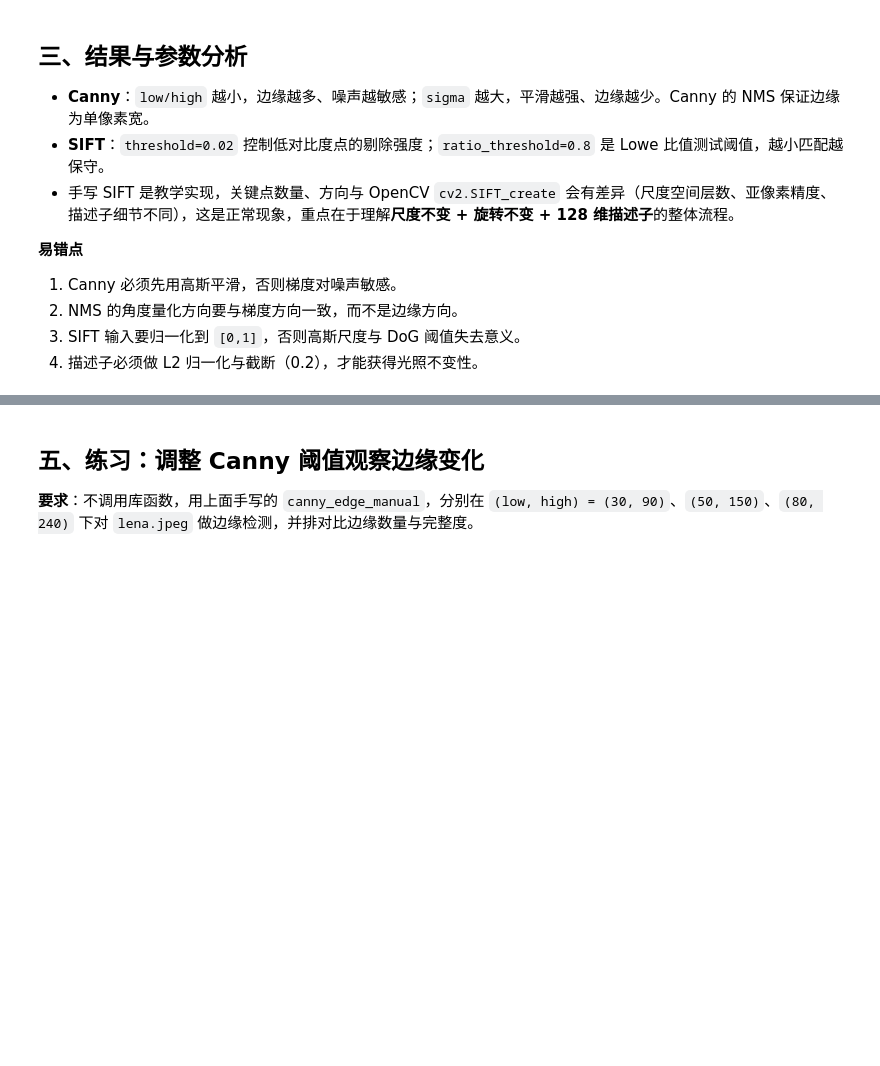
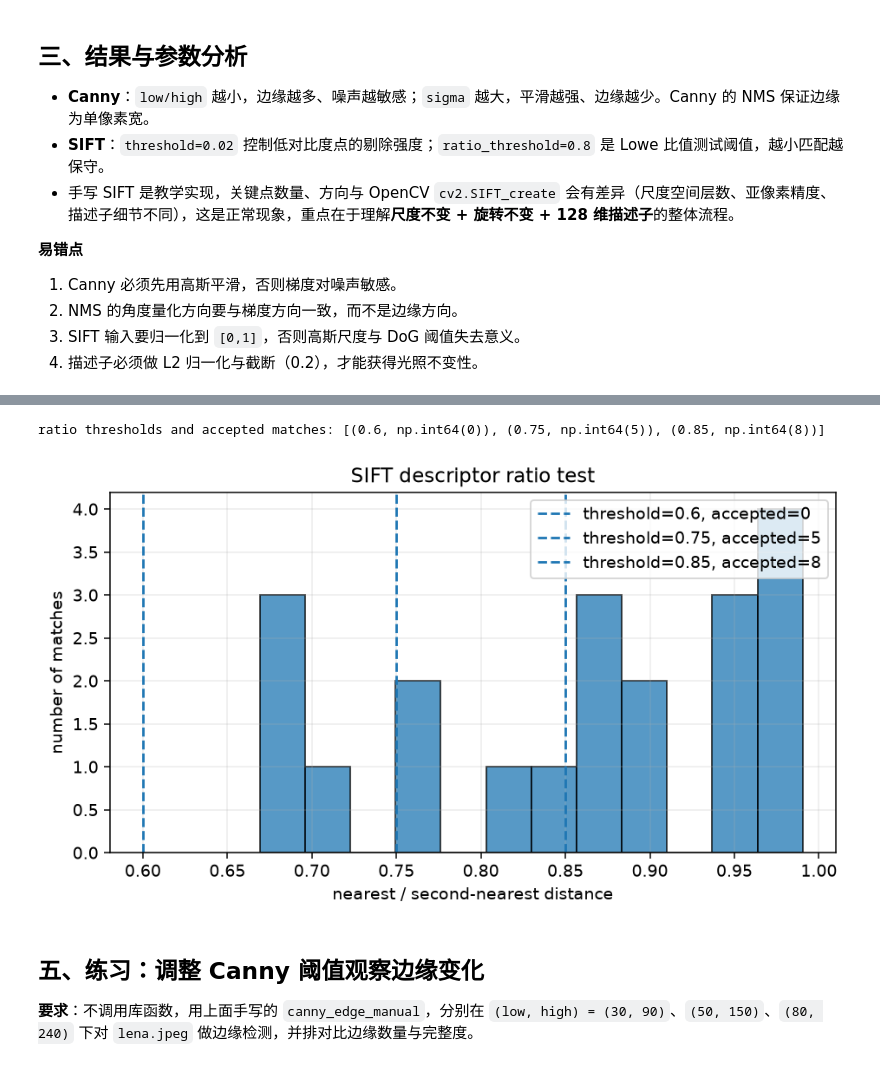
Before and after one commit to ZOUMDA28/Hands-On-Computer-Vision, a Jupyter notebook: notebooks/part1-image-processing/05-feature-extraction/practice.ipynb, the cells around one changed output, grey strips where cells are left out. Drawn from its saved outputs; the diff is of its cells as text; code cells hidden in the pictures; blank space fills up the shorter version.

```diff
--- a/notebooks/part1-image-processing/05-feature-extraction/practice.ipynb
+++ b/notebooks/part1-image-processing/05-feature-extraction/practice.ipynb
@@ -640,3 +737,34 @@ NameError: name 'detect_blobs' is not defined
+# %%
+import numpy as np
+import matplotlib.pyplot as plt
+
+rng = np.random.default_rng(42)
+queries = rng.normal(size=(20, 8))
+true_matches = queries + rng.normal(scale=0.7, size=queries.shape)
+distractors = rng.normal(size=(200, 8))
+accepted_counts = []
+ratios = []
+for q, true_match in zip(queries, true_matches):
+    all_desc = np.vstack([true_match, distractors])
+    distances = np.linalg.norm(all_desc - q, axis=1)
+    nearest, second = np.sort(distances)[:2]
+    ratios.append(nearest / second)
+plt.figure(figsize=(8, 4))
+plt.hist(ratios, bins=12, edgecolor="black", alpha=0.75)
+for threshold in [0.6, 0.75, 0.85]:
+    accepted = sum(r < threshold for r in ratios)
+    accepted_counts.append(accepted)
+    plt.axvline(threshold, linestyle="--", label=f"threshold={threshold}, accepted={accepted}")
+plt.xlabel("nearest / second-nearest distance")
+plt.ylabel("number of matches")
+plt.title("SIFT descriptor ratio test")
+plt.grid(alpha=0.25)
+plt.legend()
+plt.show()
+print("ratio thresholds and accepted matches:", list(zip([0.6, 0.75, 0.85], accepted_counts)))
+# %% [output]
+ratio thresholds and accepted matches: [(0.6, np.int64(0)), (0.75, np.int64(5)), (0.85, np.int64(8))]
+[figure, added]
 # %% [markdown]
 ## 五、练习：调整 Canny 阈值观察边缘变化
 
```
Also changed, not shown: parts of 2 cells of this notebook, 8 other files.
